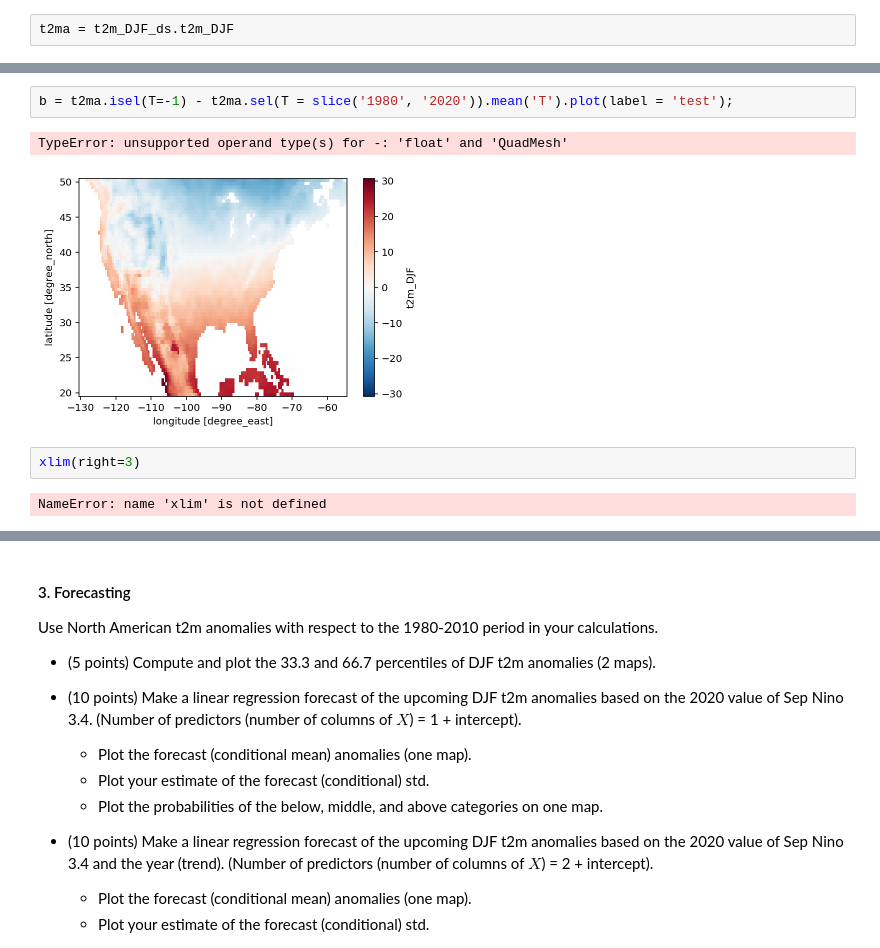
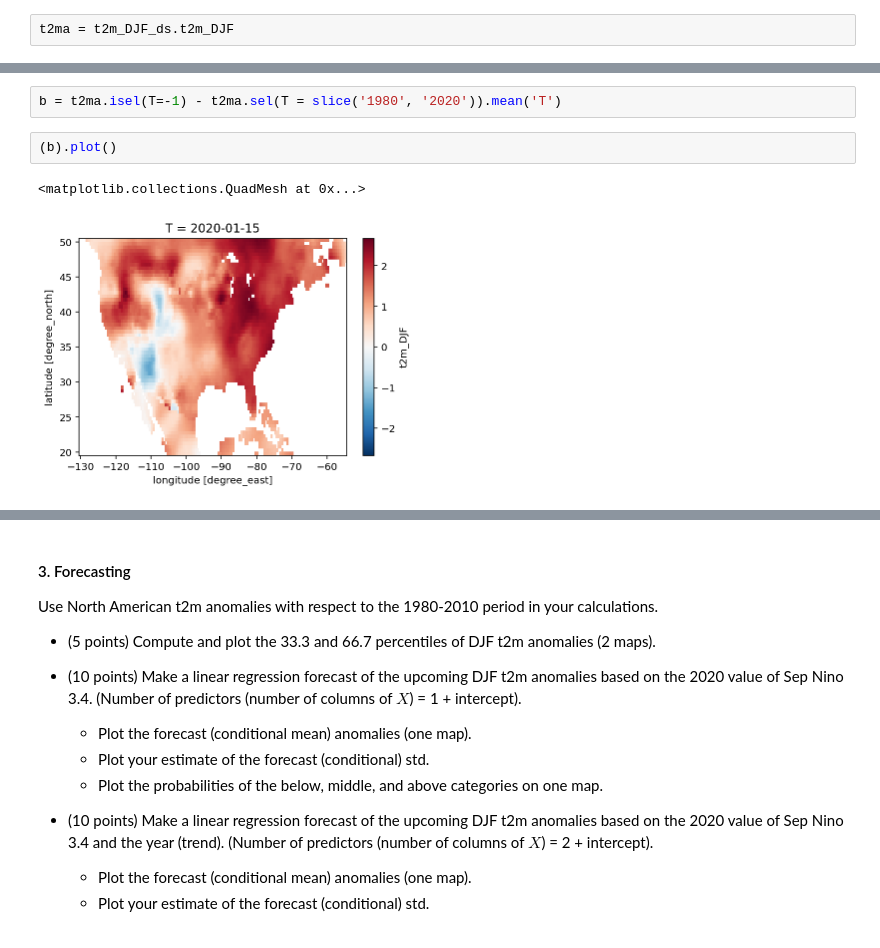
Before and after one commit to jp3993/apma4990-jp3993, a Jupyter notebook: HW-05.ipynb, the cells around one changed output, grey strips where cells are left out. Cells and saved outputs as stored; diff of their text form.

```diff
--- a/HW-05.ipynb
+++ b/HW-05.ipynb
@@ -723,9 +715,7 @@ TypeError: unsupported operand type(s) for -: 'float' and 'QuadMesh'
 # %%
-b = t2ma.isel(T=-1) - t2ma.sel(T = slice('1980', '2020')).mean('T').plot(label = 'test');
+b = t2ma.isel(T=-1) - t2ma.sel(T = slice('1980', '2020')).mean('T')
-# %% [output]
-TypeError: unsupported operand type(s) for -: 'float' and 'QuadMesh'
-[figure, removed]
-# %%
-xlim(right=3)
-# %% [output]
-NameError: name 'xlim' is not defined
+# %%
+(b).plot()
+# %% [output]
+<matplotlib.collections.QuadMesh at 0x...>
+[figure, added]
```
Also changed, not shown: parts of 21 cells of this notebook.
